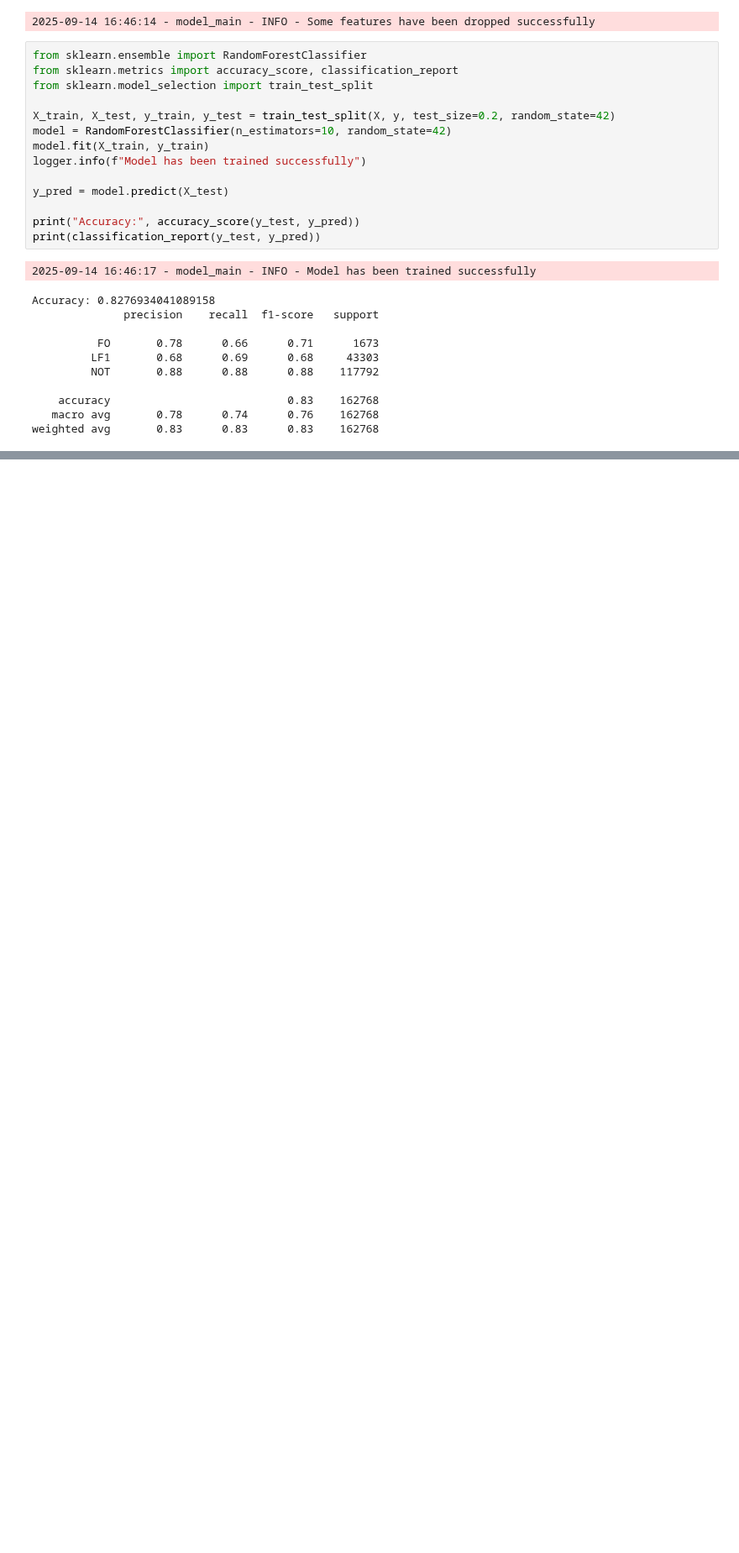
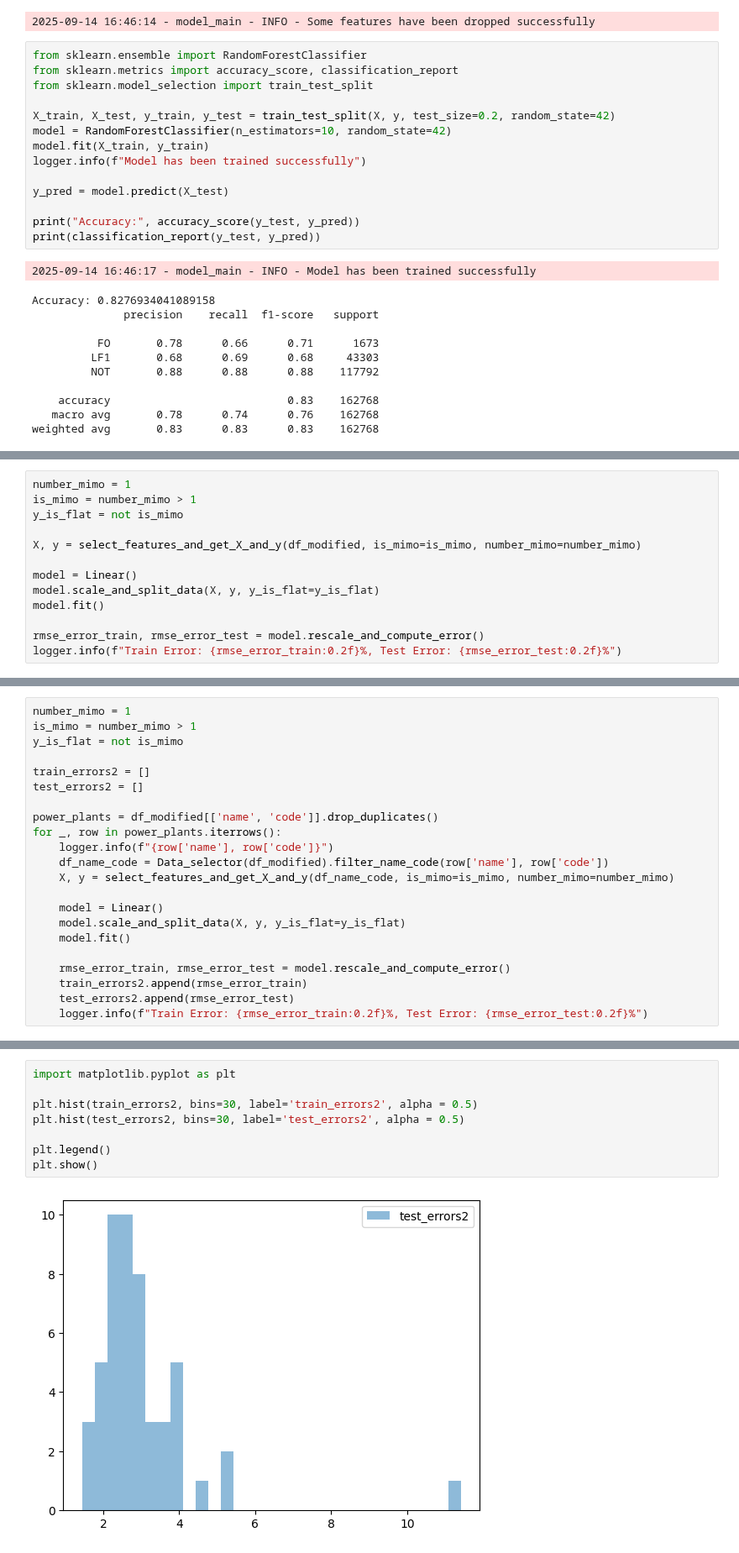
Before and after one commit to SHSMJ200/Bargh_ML, a Jupyter notebook: src/models/jas_test.ipynb, the cells around one changed output, grey strips where cells are left out. Shown at 84% size. Cells and saved outputs as stored; diff of their text form; blank space fills up the shorter version.

Commit message:
some small modifications and analyzing residual data

```diff
--- a/src/models/jas_test.ipynb
+++ b/src/models/jas_test.ipynb
@@ -260,0 +278,13 @@ weighted avg       0.83      0.83      0.83    162768
+# %%
+number_mimo = 1
+is_mimo = number_mimo > 1
+y_is_flat = not is_mimo
+
+X, y = select_features_and_get_X_and_y(df_modified, is_mimo=is_mimo, number_mimo=number_mimo)
+
+model = Linear()
+model.scale_and_split_data(X, y, y_is_flat=y_is_flat)
+model.fit()
+
+rmse_error_train, rmse_error_test = model.rescale_and_compute_error()
+logger.info(f"Train Error: {rmse_error_train:0.2f}%, Test Error: {rmse_error_test:0.2f}%")
@@ -260,0 +293,22 @@ weighted avg       0.83      0.83      0.83    162768
+# %%
+number_mimo = 1
+is_mimo = number_mimo > 1
+y_is_flat = not is_mimo
+
+train_errors2 = []
+test_errors2 = []
+
+power_plants = df_modified[['name', 'code']].drop_duplicates()
+for _, row in power_plants.iterrows():
+    logger.info(f"{row['name'], row['code']}")
+    df_name_code = Data_selector(df_modified).filter_name_code(row['name'], row['code'])
+    X, y = select_features_and_get_X_and_y(df_name_code, is_mimo=is_mimo, number_mimo=number_mimo)
+
+    model = Linear()
+    model.scale_and_split_data(X, y, y_is_flat=y_is_flat)
+    model.fit()
+
+    rmse_error_train, rmse_error_test = model.rescale_and_compute_error()
+    train_errors2.append(rmse_error_train)
+    test_errors2.append(rmse_error_test)
+    logger.info(f"Train Error: {rmse_error_train:0.2f}%, Test Error: {rmse_error_test:0.2f}%")
@@ -260,0 +333,10 @@ weighted avg       0.83      0.83      0.83    162768
+# %%
+import matplotlib.pyplot as plt
+
+plt.hist(train_errors2, bins=30, label='train_errors2', alpha = 0.5)
+plt.hist(test_errors2, bins=30, label='test_errors2', alpha = 0.5)
+
+plt.legend()
+plt.show()
+# %% [output]
+[figure, added]
```
Also changed, not shown: parts of 30 cells of this notebook, 5 other files.
